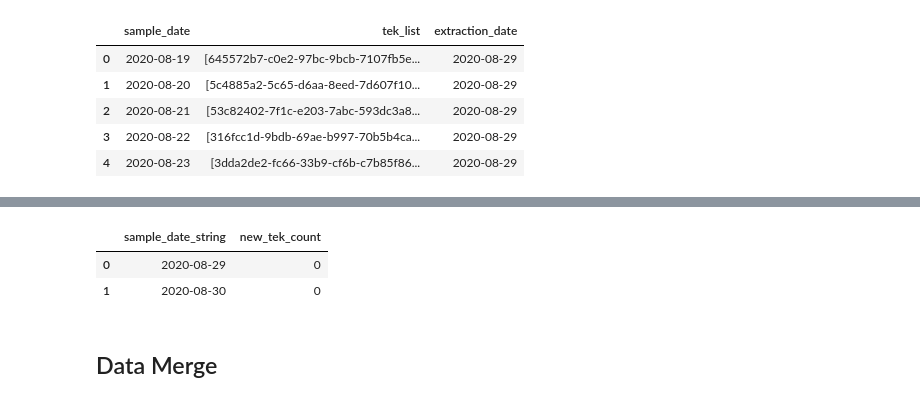
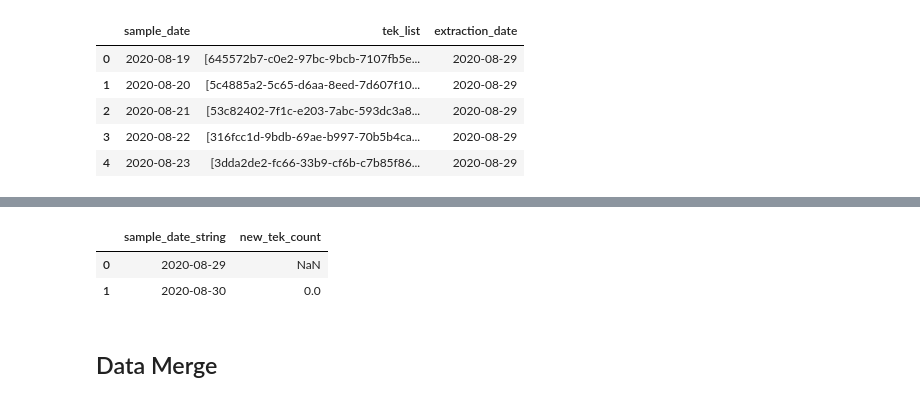
Before and after one commit to luis-sanfelices/RadarCOVID-Report, a Jupyter notebook: Notebooks/RadarCOVID-Report-2020-08-30.ipynb, the cells around one changed output, grey strips where cells are left out. Saved outputs shown, nothing was run; the diff lists cells and outputs as text; code cells hidden in the pictures.

```diff
--- a/Notebooks/RadarCOVID-Report-2020-08-30.ipynb
+++ b/Notebooks/RadarCOVID-Report-2020-08-30.ipynb
@@ -128,14 +128,14 @@ tek_list_df.head()
 # %%
 new_tek_df = tek_list_df.diff().tek_list.apply(
-    lambda x: len(x) if not pd.isna(x) else 0).to_frame().reset_index()
+    lambda x: len(x) if not pd.isna(x) else None).to_frame().reset_index()
 new_tek_df.rename(columns={
     "tek_list": "new_tek_count",
     "extraction_date": "sample_date_string",}, inplace=True)
 new_tek_df.head()
 # %% [output]
 |  | sample_date_string | new_tek_count |
-| 0 | 2020-08-29 | 0 |
-| 1 | 2020-08-30 | 0 |
+| 0 | 2020-08-29 | NaN |
+| 1 | 2020-08-30 | 0.0 |
 # %% [markdown]
 ## Data Merge
 # %%
```
Also changed, not shown: parts of 2 cells of this notebook.
